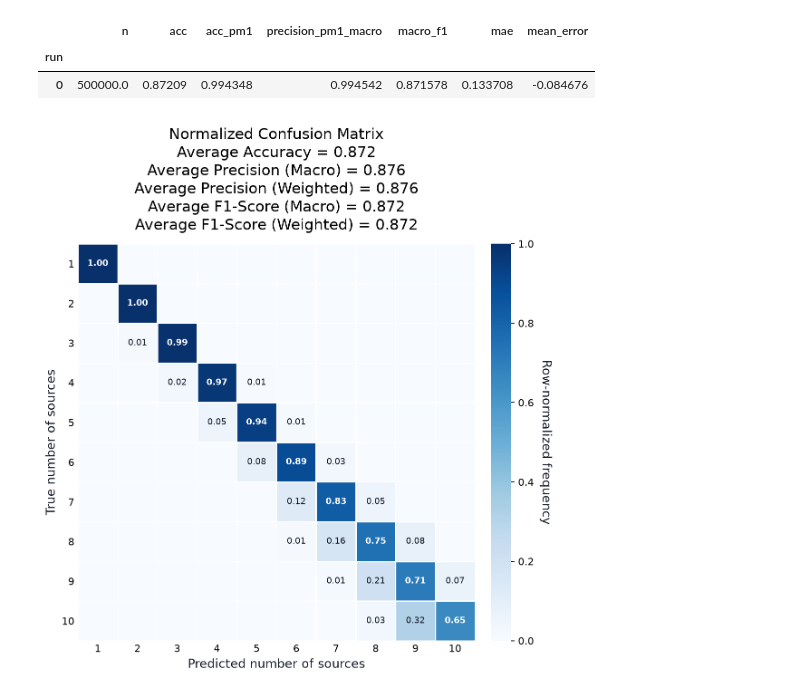
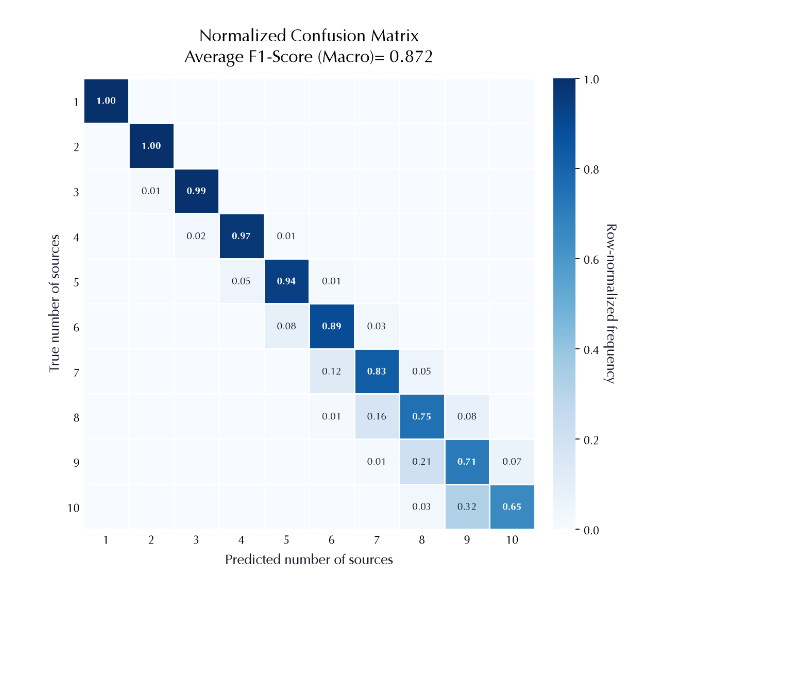
Before and after one commit to TristanDonze/gb-sources-counting, a Jupyter notebook: notebooks/plot_results.ipynb, the cells around one changed output. Saved outputs shown, nothing was run; the diff lists cells and outputs as text; code cells hidden in the pictures; blank space fills up the shorter version.

```diff
--- a/notebooks/plot_results.ipynb
+++ b/notebooks/plot_results.ipynb
@@ -24,42 +23,17 @@ from src.dataset import create_train_val_datasets
+# %%
+plt.rcParams.update({
+    "font.family": "Optima",
+    "mathtext.fontset": "stix",
+    "font.size": 11,
+    "axes.titlesize": 13,
+    "axes.labelsize": 11,
+    "legend.fontsize": 10,
+    "xtick.labelsize": 10,
+    "ytick.labelsize": 10,
+})
 # %%
 path = Path("evaluation_results_model_triple_head.csv")
 results_df = pd.read_csv(path)
-# %%
-LABELS = np.arange(1, MAX_K + 1)
-
-def macro_precision_pm1(y_true, y_pred, labels):
-    precisions = []
-    for k in labels:
-        pred_mask = (y_pred == k)
-
-        if np.sum(pred_mask) == 0:
-            precisions.append(0.0)
-        else:
-            correct_pm1 = np.abs(y_true[pred_mask] - k) <= 1
-            precisions.append(np.mean(correct_pm1))
-
-    return np.mean(precisions) if precisions else 0.0
-
-def compute_metrics(df, target_col="true_K", pred_col="pred_K"):
-    y_true = df[target_col].to_numpy()
-    y_pred = df[pred_col].to_numpy()
-
-    return pd.Series({
-        "n": len(df),
-        "acc": accuracy_score(y_true, y_pred),
-        "acc_pm1": np.mean(np.abs(y_true - y_pred) <= 1),
-        "precision_pm1_macro": macro_precision_pm1(y_true, y_pred, LABELS),
-        "macro_f1": f1_score(y_true, y_pred, labels=LABELS, average="macro", zero_division=0),
-        "mae": mean_absolute_error(y_true, y_pred),
-        "mean_error": np.mean(y_pred - y_true),
-    })
-
-metrics_by_run = results_df.groupby('run').apply(compute_metrics)
-display(metrics_by_run)
-# %% [output]
-|  | n | acc | acc_pm1 | precision_pm1_macro | macro_f1 | mae | mean_error |
-| run |  |  |  |  |  |  |  |
-| 0 | 500000.0 | 0.87209 | 0.994348 | 0.994542 | 0.871578 | 0.133708 | -0.084676 |
 # %%
 PRED_COL = "pred_K"
 cm_df = results_df.copy()
@@ -95,8 +69,8 @@ with plt.rc_context({
     fig, ax = plt.subplots(figsize=(8.4, 7.2), dpi=160)
     im = ax.imshow(cm_norm, cmap="Blues", vmin=0, vmax=1, interpolation="nearest")
 
-    ax.set_title(f"Normalized Confusion Matrix\nAverage Accuracy = {accuracy:.3f}\nAverage Precision (Macro) = {precision_macro:.3f}\nAverage Precision (Weighted) = {precision_weighted:.3f}\nAverage F1-Score (Macro) = {f1_macro:.3f}\nAverage F1-Score (Weighted) = {f1_weighted:.3f}", pad=14)
-    # ax.set_title(f"Normalized Confusion Matrix\nAverage Precision = {precision_macro:.3f}", pad=14)
+    # ax.set_title(f"Normalized Confusion Matrix\nAverage Accuracy = {accuracy:.3f}\nAverage Precision (Macro) = {precision_macro:.3f}\nAverage Precision (Weighted) = {precision_weighted:.3f}\nAverage F1-Score (Macro) = {f1_macro:.3f}\nAverage F1-Score (Weighted) = {f1_weighted:.3f}", pad=14)
+    ax.set_title(f"Normalized Confusion Matrix\nAverage F1-Score (Macro)= {f1_macro:.3f}", pad=14)
     ax.set_xlabel("Predicted number of sources")
     ax.set_ylabel("True number of sources")
     ax.set_xticks(np.arange(len(labels)))
@@ -108,34 +82,34 @@ with plt.rc_context({
     ax.grid(which="minor", color="white", linewidth=1.3)
     ax.tick_params(which="minor", bottom=False, left=False)
     ax.tick_params(axis="both", length=0)
 
     for i in range(cm_norm.shape[0]):
         for j in range(cm_norm.shape[1]):
             value = cm_norm[i, j]
             if value < 0.005:
                 continue
             ax.text(
                 j,
                 i,
                 f"{value:.2f}",
                 ha="center",
                 va="center",
                 fontsize=8.5,
                 fontweight="bold" if i == j else "normal",
                 color="white" if value > 0.45 else "#111827",
             )
 
     cbar = fig.colorbar(im, ax=ax, fraction=0.046, pad=0.035)
     cbar.set_label("Row-normalized frequency", rotation=270, labelpad=18)
     cbar.outline.set_visible(False)
 
     for spine in ax.spines.values():
         spine.set_visible(False)
 
     fig.subplots_adjust(left=0.12, right=0.88, bottom=0.1, top=0.86)
     plt.show()
 # %% [output]
-[figure, old version]
+[figure, new version]
 # %%
 PRED_COL = "pred_K"
 MIN_K_FOR_GAP_COMPARISON = 2
```
Also changed, not shown: parts of 6 cells of this notebook, 1 other file.
